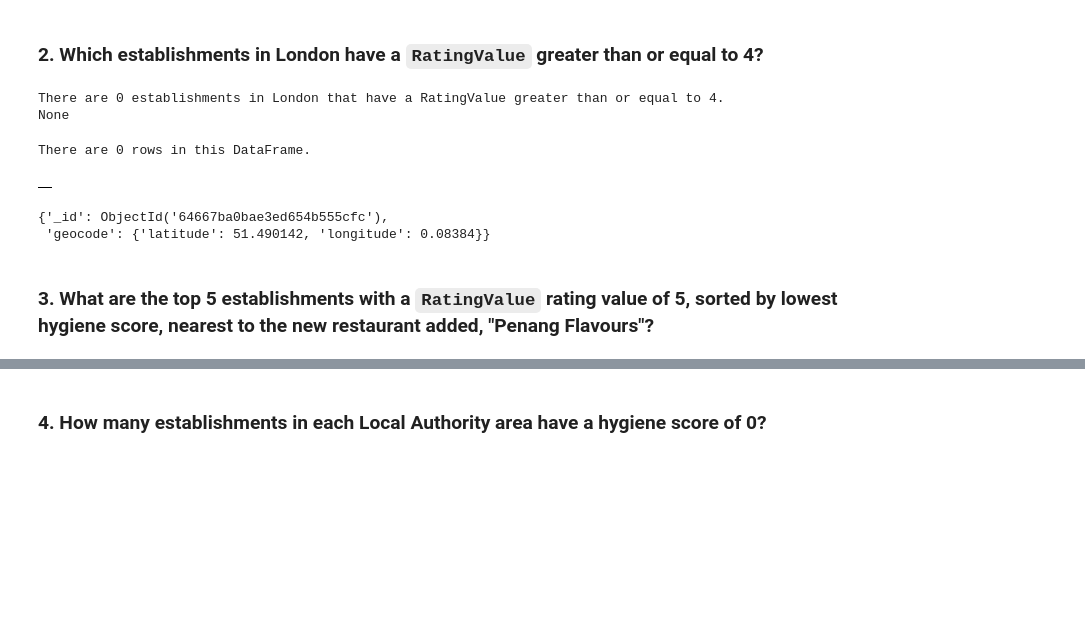
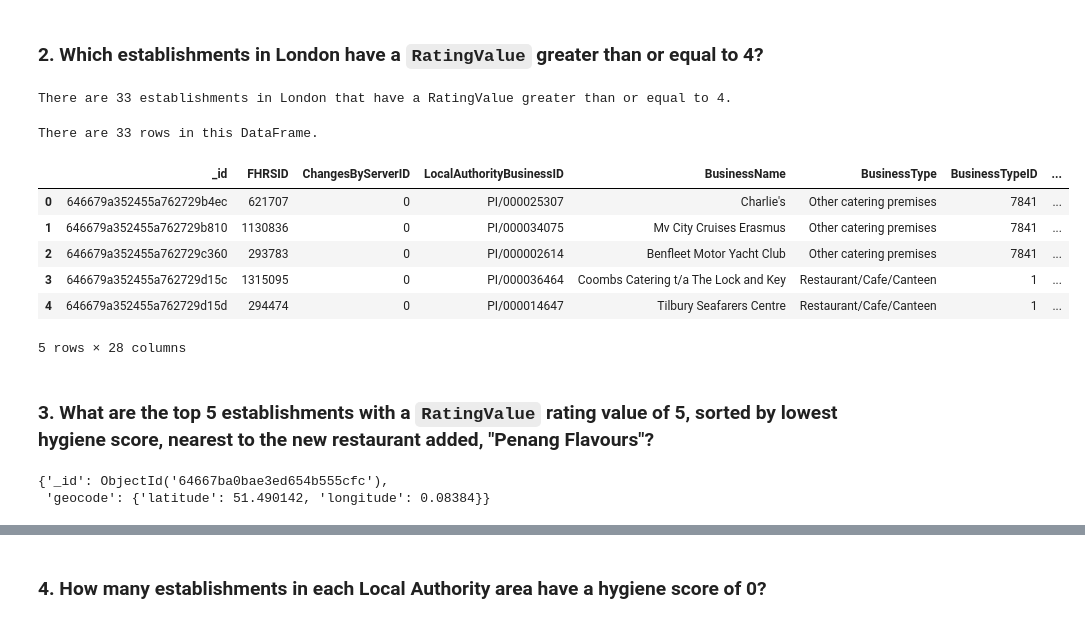
Before and after one commit to ivyjones/-nosql-challenge, a Jupyter notebook: NoSQL_analysis.ipynb, the cells around one changed output, grey strips where cells are left out. Cells and saved outputs as stored; diff of their text form; code cells hidden in the pictures; blank space fills up the shorter version.

```diff
--- a/NoSQL_analysis.ipynb
+++ b/NoSQL_analysis.ipynb
@@ -104,38 +104,43 @@ There are 41 rows in this DataFrame.
 ### 2. Which establishments in London have a `RatingValue` greater than or equal to 4?
 # %%
 # Find the establishments with London as the Local Authority and has a RatingValue greater than or equal to 4.
-query2 = {'LocalAuthorityName': {'$regex': 'London'},
-          'RatingValue': {'$gte': '4'}
-         }
+query_rating= {'LocalAuthorityName': {'$regex': "London"},
+              'RatingValue': {'$gte': 4}}
 
 # Use count_documents to display the number of documents in the result
-count2 = establishments.count_documents(query2)
-print(f"There are {count2} establishments in London that have a RatingValue greater than or equal to 4.")
+count_rating=establishments.count_documents(query)
+print(f"There are {establishments.count_documents(query_rating)} establishments in London that have a RatingValue greater than or equal to 4.")
 
 # Display the first document in the results using pprint
-pprint(establishments.find_one(query2))
+#pprint(establishments.find_one(query2))
 # %% [output]
-There are 0 establishments in London that have a RatingValue greater than or equal to 4.
-None
+There are 33 establishments in London that have a RatingValue greater than or equal to 4.
 # %%
 # Convert the result to a Pandas DataFrame
-df2 = pd.DataFrame(establishments.find(query2))
+rating_df= pd.DataFrame(establishments.find(query_rating))
 
 # Display the number of rows in the DataFrame
-print(f"There are {len(df2)} rows in this DataFrame.")
+print(f"There are {len(rating_df)} rows in this DataFrame.")
 
 # Display the first 10 rows of the DataFrame
-df2.head()
+rating_df.head()
 # %% [output]
-There are 0 rows in this DataFrame.
+There are 33 rows in this DataFrame.
-|  |
+|  | _id | FHRSID | ChangesByServerID | LocalAuthorityBusinessID | BusinessName | BusinessType | BusinessTypeID | ... |
+| 0 | 646679a352455a762729b4ec | 621707 | 0 | PI/000025307 | Charlie's | Other catering premises | 7841 | ... |
+| 1 | 646679a352455a762729b810 | 1130836 | 0 | PI/000034075 | Mv City Cruises Erasmus | Other catering premises | 7841 | ... |
+| 2 | 646679a352455a762729c360 | 293783 | 0 | PI/000002614 | Benfleet Motor Yacht Club | Other catering premises | 7841 | ... |
+| 3 | 646679a352455a762729d15c | 1315095 | 0 | PI/000036464 | Coombs Catering t/a The Lock and Key | Restaurant/Cafe/Canteen | 1 | ... |
+| 4 | 646679a352455a762729d15d | 294474 | 0 | PI/000014647 | Tilbury Seafarers Centre | Restaurant/Cafe/Canteen | 1 | ... |
+5 rows × 28 columns
-# %%
-pprint(establishments.find_one({'BusinessName': 'Penang Flavours'}, {'geocode.latitude', 'geocode.longitude'}))
-# %% [output]
-{'_id': ObjectId('64667ba0bae3ed654b555cfc'),
- 'geocode': {'latitude': 51.490142, 'longitude': 0.08384}}
 # %% [markdown]
 ### 3. What are the top 5 establishments with a `RatingValue` rating value of 5, sorted by lowest hygiene score, nearest to the new restaurant added, "Penang Flavours"?
+# %%
+#Find lat & long
+pprint(establishments.find_one({'BusinessName': 'Penang Flavours'}, {'geocode.latitude', 'geocode.longitude'}))
+# %% [output]
+{'_id': ObjectId('64667ba0bae3ed654b555cfc'),
+ 'geocode': {'latitude': 51.490142, 'longitude': 0.08384}}
 # %%
 # Search within 0.01 degree on either side of the latitude and longitude.
 # Rating value must equal 5
```
Also changed, not shown: parts of 2 cells of this notebook, 1 other file.
